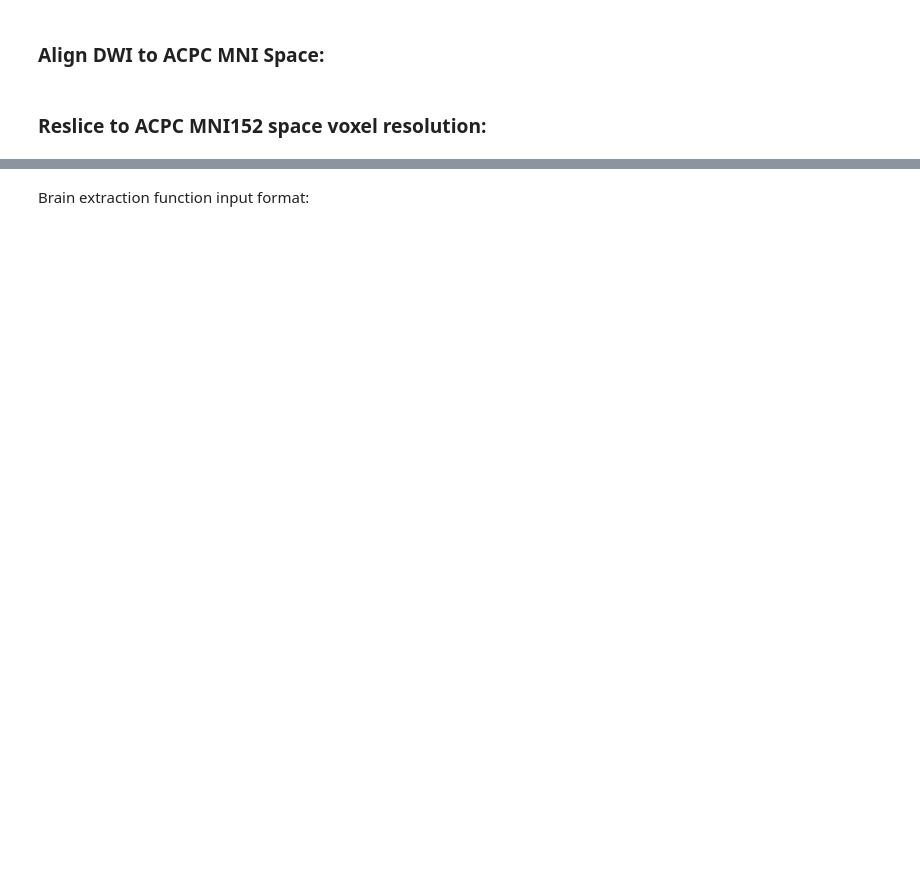
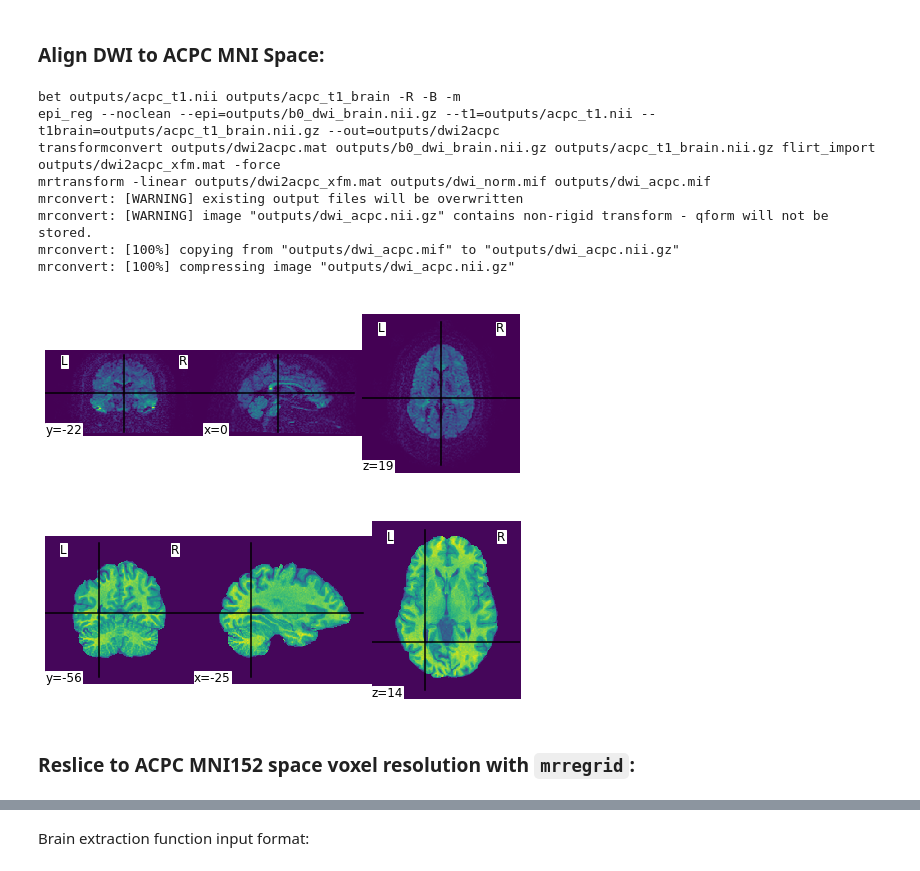
Before and after one commit to axiezai/pipetography, a Jupyter notebook: 00_core.ipynb, the cells around one changed output, grey strips where cells are left out. Saved outputs shown, nothing was run; the diff lists cells and outputs as text; code cells hidden in the pictures; blank space fills up the shorter version.

```diff
--- a/00_core.ipynb
+++ b/00_core.ipynb
@@ -144,13 +144,25 @@ class PipetographyBaseInputSpec(CommandLineInputSpec):
     export_grad = traits.Bool(
         argstr="-export_grad_mrtrix",
         desc="export new gradient files in mrtrix format",
-        position=-3
+        position=-4
+    )
+    export_fslgrad = traits.Bool(
+        argstr="-export_grad_fsl",
+        desc="export gradient files in fsl format",
+        position = -6
+    )
+    out_fslgrad = traits.Tuple(
+        File(desc="bvecs"),
+        File(desc="bvals"),
+        argstr="%s %s",
+        desc="Output (bvecs, bvals) dw gradient scheme (FSL format)",
+        position = -5
     )
     out_bfile = File(
         "dwi.b",
         argstr="%s",
         desc="name of new gradient file",
-        position=-2
+        position=-3
     )
     grad_fsl = traits.Tuple(
         (traits.Str, traits.Str),
@@ -1219,2 +1345,63 @@ _ = plotting.plot_img(img)
+# %%
+#example
+#usage
+
+# first we extract the brain with FSL:
+FSL_BET = fsl.preprocess.BET()
+FSL_BET.inputs.in_file = 'outputs/acpc_t1.nii'
+FSL_BET.inputs.out_file = 'outputs/acpc_t1_brain'
+FSL_BET.inputs.args = '-R -B -m'
+print(FSL_BET.cmdline)
+FSL_BET.run()
+
+# perform alignment of DWI to ANAT, get transformation matrix with EPIREG
+EPI_REG = fsl.epi.EpiReg()
+EPI_REG.inputs.epi = 'outputs/b0_dwi_brain.nii.gz'
+EPI_REG.inputs.t1_head = 'outputs/acpc_t1.nii'
+EPI_REG.inputs.t1_brain = 'outputs/acpc_t1_brain.nii.gz'
+EPI_REG.inputs.out_base = 'outputs/dwi2acpc'
+print(EPI_REG.cmdline)
+EPI_REG.run()
+
+# apply transformation in mrtrix:
+acpc_xfm = TransConvert()
+acpc_xfm.inputs.flirt_xfm = 'outputs/dwi2acpc.mat'
+acpc_xfm.inputs.flirt_in = 'outputs/b0_dwi_brain.nii.gz'
+acpc_xfm.inputs.flirt_ref = 'outputs/acpc_t1_brain.nii.gz'
+acpc_xfm.inputs.flirt=True
+acpc_xfm.inputs.out_file = 'outputs/dwi2acpc_xfm.mat'
+acpc_xfm.inputs.force=True
+print(acpc_xfm.cmdline)
+acpc_xfm.run()
+
+Apply_xfm = MRTransform()
+Apply_xfm.inputs.linear_xfm = 'outputs/dwi2acpc_xfm.mat'
+Apply_xfm.inputs.in_file = 'outputs/dwi_norm.mif'
+Apply_xfm.inputs.out_file = 'outputs/dwi_acpc.mif'
+print(Apply_xfm.cmdline)
+Apply_xfm.run()
+
+!mrconvert outputs/dwi_acpc.mif outputs/dwi_acpc.nii.gz -force
+# visualize, our dwi should be in same space as anat/mni152:
+adwi = nb.load('outputs/dwi_acpc.nii.gz')  # display dwi
+adwi_data = adwi.get_fdata()[:,:,:,3]
+adwi_img = new_img_like(adwi, adwi_data, affine=adwi.affine, copy_header=True)
+_ = plotting.plot_img(adwi_img)
+
+anatbrain = nb.load('outputs/acpc_t1_brain.nii.gz')
+anatbrain_data=anatbrain.get_fdata()
+ab_img = new_img_like(anatbrain, anatbrain_data, affine=anatbrain.affine, copy_header=True)
+_ = plotting.plot_img(ab_img)
+# %% [output]
+bet outputs/acpc_t1.nii outputs/acpc_t1_brain -R -B -m
+epi_reg --noclean --epi=outputs/b0_dwi_brain.nii.gz --t1=outputs/acpc_t1.nii --t1brain=outputs/acpc_t1_brain.nii.gz --out=outputs/dwi2acpc
+transformconvert outputs/dwi2acpc.mat outputs/b0_dwi_brain.nii.gz outputs/acpc_t1_brain.nii.gz flirt_import outputs/dwi2acpc_xfm.mat -force
+mrtransform -linear outputs/dwi2acpc_xfm.mat outputs/dwi_norm.mif outputs/dwi_acpc.mif
+mrconvert: [WARNING] existing output files will be overwritten
+mrconvert: [WARNING] image "outputs/dwi_acpc.nii.gz" contains non-rigid transform - qform will not be stored.
+mrconvert: [100%] copying from "outputs/dwi_acpc.mif" to "outputs/dwi_acpc.nii.gz"
+mrconvert: [100%] compressing image "outputs/dwi_acpc.nii.gz"
+[figure, added]
+[figure, added]
 # %% [markdown]
-### Reslice to ACPC MNI152 space voxel resolution:
+### Reslice to ACPC MNI152 space voxel resolution with `mrregrid`:
```
Also changed, not shown: parts of 9 cells of this notebook, 1 other file.
